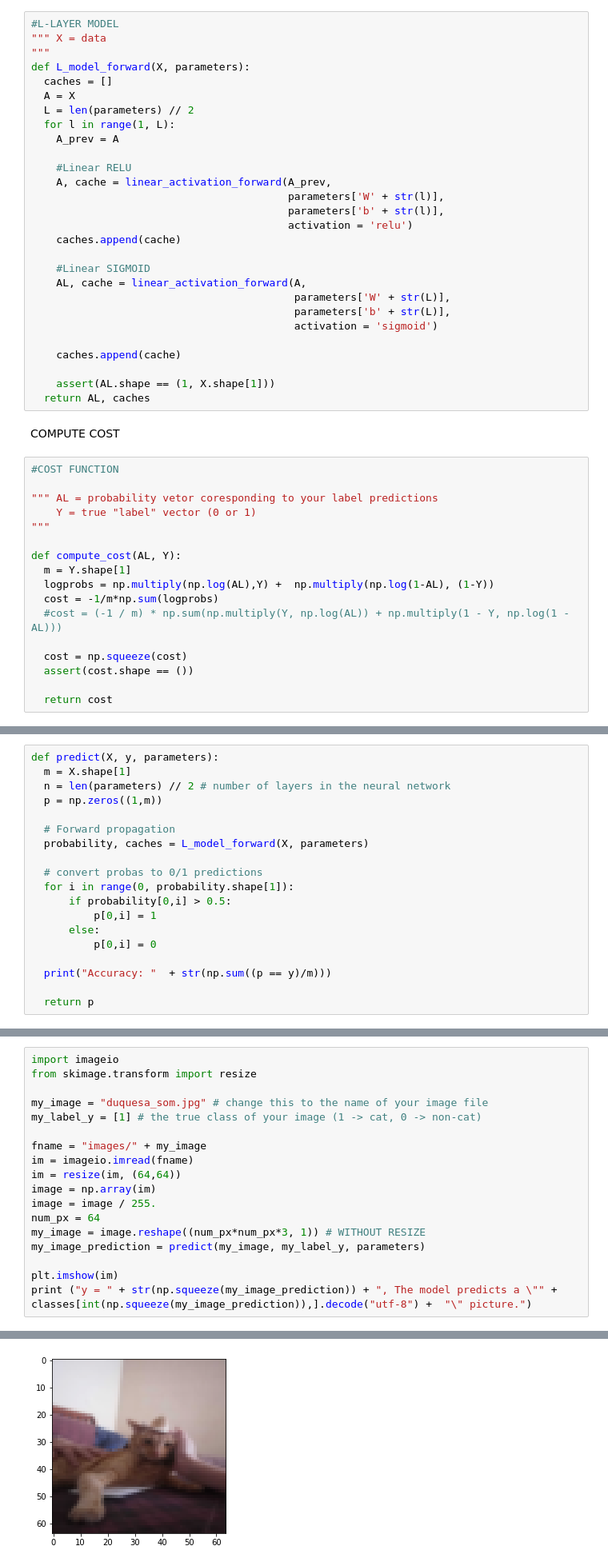
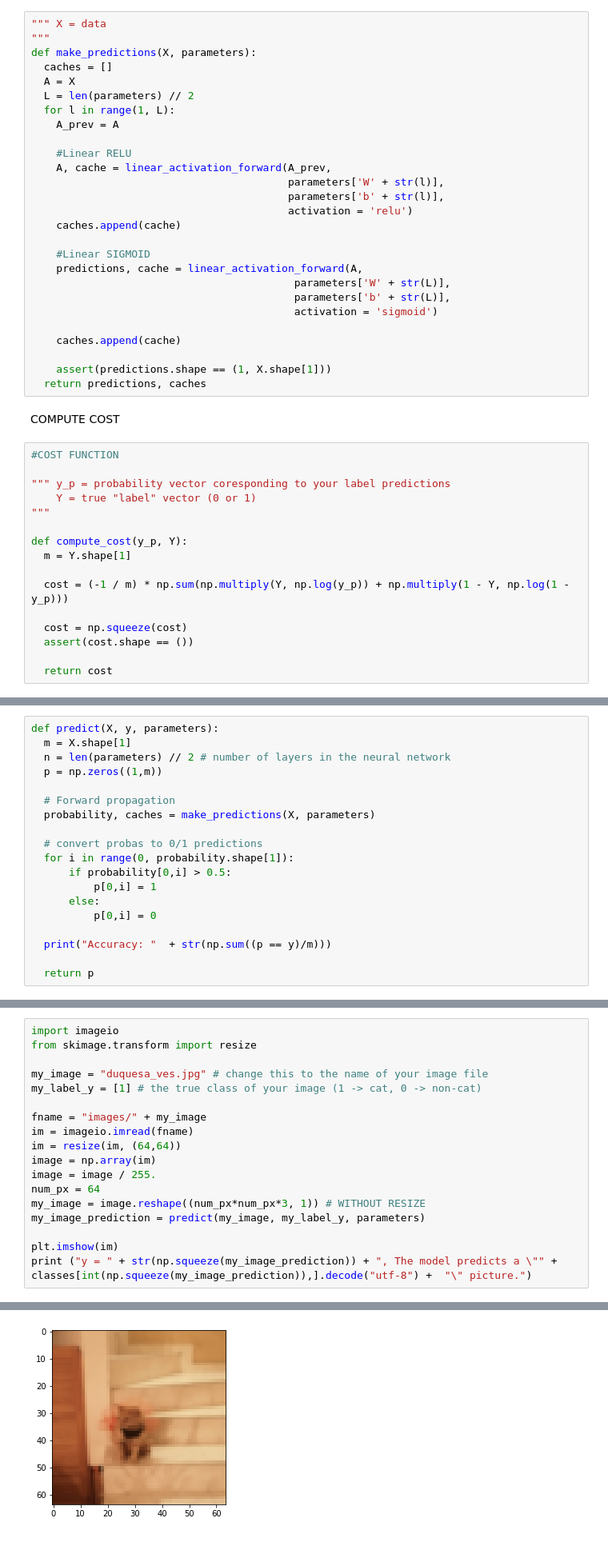
Before and after one commit to alethiaDP/Cat-recognition, a Jupyter notebook: NN_Cat_Recognition.ipynb, the cells around one changed output, grey strips where cells are left out. Shown: that part at 80% size. Cells and saved outputs as stored; diff of their text form.

```diff
--- a/NN_Cat_Recognition.ipynb
+++ b/NN_Cat_Recognition.ipynb
@@ -177,9 +174,8 @@ def linear_activation_forward(A_prev, W, b, activation):
   return A, cache
 # %%
-#L-LAYER MODEL
 """ X = data
 """
-def L_model_forward(X, parameters):
+def make_predictions(X, parameters):
   caches = []
   A = X
   L = len(parameters) // 2
@@ -194,29 +190,28 @@ def L_model_forward(X, parameters):
     caches.append(cache)
 
     #Linear SIGMOID
-    AL, cache = linear_activation_forward(A,
+    predictions, cache = linear_activation_forward(A,
                                           parameters['W' + str(L)],
                                           parameters['b' + str(L)],
                                           activation = 'sigmoid')
 
     caches.append(cache)
 
-    assert(AL.shape == (1, X.shape[1]))
-  return AL, caches
+    assert(predictions.shape == (1, X.shape[1]))
+  return predictions, caches
 # %% [markdown]
 COMPUTE COST
 # %%
 #COST FUNCTION
 
-""" AL = probability vetor coresponding to your label predictions
+""" y_p = probability vector coresponding to your label predictions
     Y = true "label" vector (0 or 1)
 """
 
-def compute_cost(AL, Y):
+def compute_cost(y_p, Y):
   m = Y.shape[1]
-  logprobs = np.multiply(np.log(AL),Y) +  np.multiply(np.log(1-AL), (1-Y))
-  cost = -1/m*np.sum(logprobs)
-  #cost = (-1 / m) * np.sum(np.multiply(Y, np.log(AL)) + np.multiply(1 - Y, np.log(1 - AL)))
+
+  cost = (-1 / m) * np.sum(np.multiply(Y, np.log(y_p)) + np.multiply(1 - Y, np.log(1 - y_p)))
 
   cost = np.squeeze(cost)
   assert(cost.shape == ())
@@ -394,7 +384,7 @@ def predict(X, y, parameters):
   p = np.zeros((1,m))
 
   # Forward propagation
-  probability, caches = L_model_forward(X, parameters)
+  probability, caches = make_predictions(X, parameters)
 
   # convert probas to 0/1 predictions
   for i in range(0, probability.shape[1]):
@@ -417,22 +407,22 @@ Accuracy: 0.72
 # %%
 import imageio
 from skimage.transform import resize
 
-my_image = "duquesa_som.jpg" # change this to the name of your image file
+my_image = "duquesa_ves.jpg" # change this to the name of your image file
 my_label_y = [1] # the true class of your image (1 -> cat, 0 -> non-cat)
 
 fname = "images/" + my_image
 im = imageio.imread(fname)
 im = resize(im, (64,64))
 image = np.array(im)
 image = image / 255.
 num_px = 64
 my_image = image.reshape((num_px*num_px*3, 1)) # WITHOUT RESIZE
 my_image_prediction = predict(my_image, my_label_y, parameters)
 
 plt.imshow(im)
 print ("y = " + str(np.squeeze(my_image_prediction)) + ", The model predicts a \"" + classes[int(np.squeeze(my_image_prediction)),].decode("utf-8") +  "\" picture.")
 # %% [output]
 Accuracy: 1.0
 y = 1.0, The model predicts a "cat" picture.
-[figure, old version]
+[figure, new version]
```
Also changed, not shown: parts of 6 cells of this notebook.
